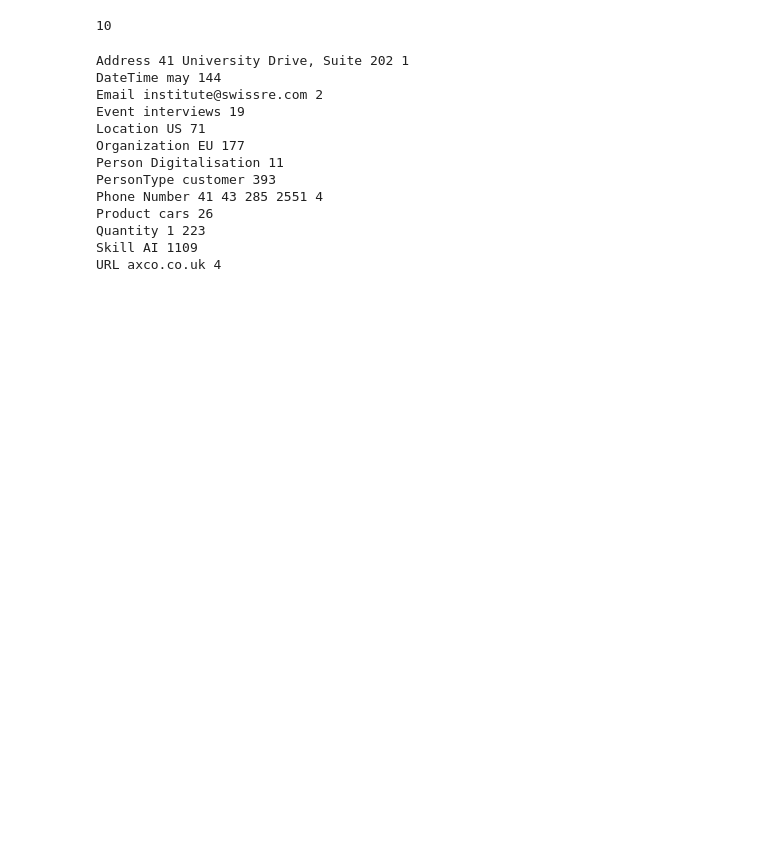
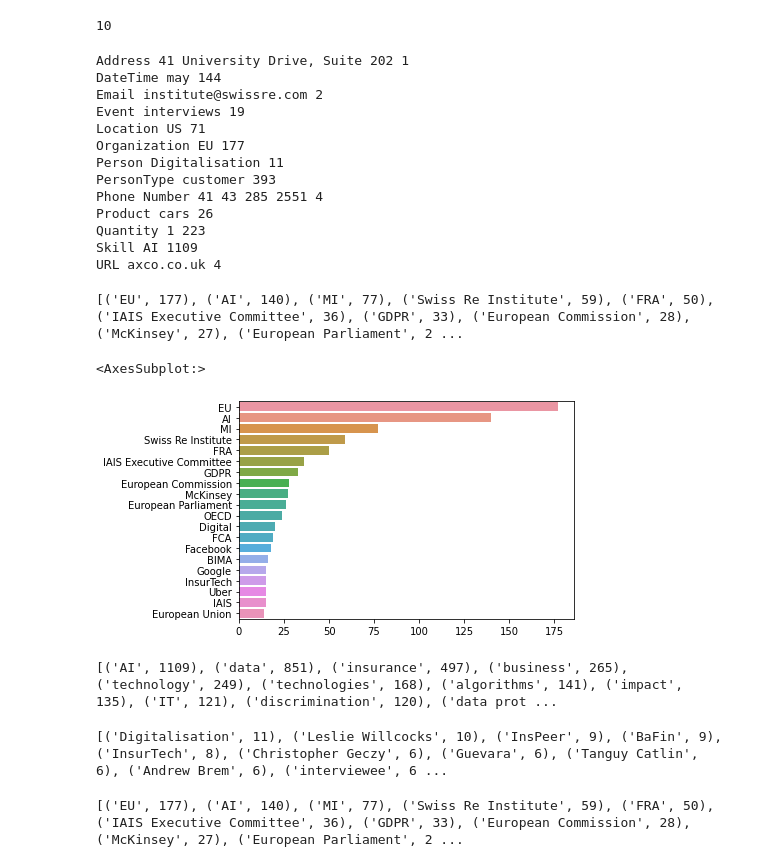
Before and after one commit to protzetter/NLP-experiments, a Jupyter notebook: DocumentMining-Part5.ipynb, the cells around one changed output. Saved outputs shown, nothing was run; the diff lists cells and outputs as text; code cells hidden in the pictures; blank space fills up the shorter version.

```diff
--- a/DocumentMining-Part5.ipynb
+++ b/DocumentMining-Part5.ipynb
@@ -212,3 +210,9 @@ pickle.dump(entityList,filehandler)
+# %%
+#let us load the results from previous save
+import pickle
+filename='./results'
+filehandler = open(filename, 'rb')
+entityList=pickle.load(filehandler)
 # %%
 len(entityList)
 # %% [output]
@@ -241,3 +245,64 @@ Product cars 26
 Quantity 1 223
 Skill AI 1109
 URL axco.co.uk 4
+# %%
+# most frequest organization
+entities=[]
+for doc in entityList:
+    for entity in doc:
+        if entity.category == 'Organization':
+                entities += [entity.text]
+entityFreq = Counter(entities)
+commonEntities = entityFreq.most_common(40)
+print(commonEntities)
+# %% [output]
+[('EU', 177), ('AI', 140), ('MI', 77), ('Swiss Re Institute', 59), ('FRA', 50), ('IAIS Executive Committee', 36), ('GDPR', 33), ('European Commission', 28), ('McKinsey', 27), ('European Parliament', 2 ...
+# %%
+import seaborn as sns
+
+
+x, y= [], []
+for word,count in commonEntities[:20]:
+        x.append(word)
+        y.append(count)
+
+sns.barplot(x=y,y=x)
+# %% [output]
+<AxesSubplot:>
+[figure, added]
+# %%
+# most frequest skills
+entities=[]
+for doc in entityList:
+    for entity in doc:
+        if entity.category == 'Skill':
+                entities += [entity.text]
+entityFreq = Counter(entities)
+commonEntities = entityFreq.most_common(40)
+print(commonEntities)
+# %% [output]
+[('AI', 1109), ('data', 851), ('insurance', 497), ('business', 265), ('technology', 249), ('technologies', 168), ('algorithms', 141), ('impact', 135), ('IT', 121), ('discrimination', 120), ('data prot ...
+# %%
+# most frequest skills
+entities=[]
+for doc in entityList:
+    for entity in doc:
+        if entity.category == 'Person':
+                entities += [entity.text]
+entityFreq = Counter(entities)
+commonEntities = entityFreq.most_common(40)
+print(commonEntities)
+# %% [output]
+[('Digitalisation', 11), ('Leslie Willcocks', 10), ('InsPeer', 9), ('BaFin', 9), ('InsurTech', 8), ('Christopher Geczy', 6), ('Guevara', 6), ('Tanguy Catlin', 6), ('Andrew Brem', 6), ('interviewee', 6 ...
+# %%
+# most frequest skills
+entities=[]
+for doc in entityList:
+    for entity in doc:
+        if entity.category == 'Organization':
+                entities += [entity.text]
+entityFreq = Counter(entities)
+commonEntities = entityFreq.most_common(40)
+print(commonEntities)
+# %% [output]
+[('EU', 177), ('AI', 140), ('MI', 77), ('Swiss Re Institute', 59), ('FRA', 50), ('IAIS Executive Committee', 36), ('GDPR', 33), ('European Commission', 28), ('McKinsey', 27), ('European Parliament', 2 ...
```
Also changed, not shown: parts of 5 cells of this notebook.
